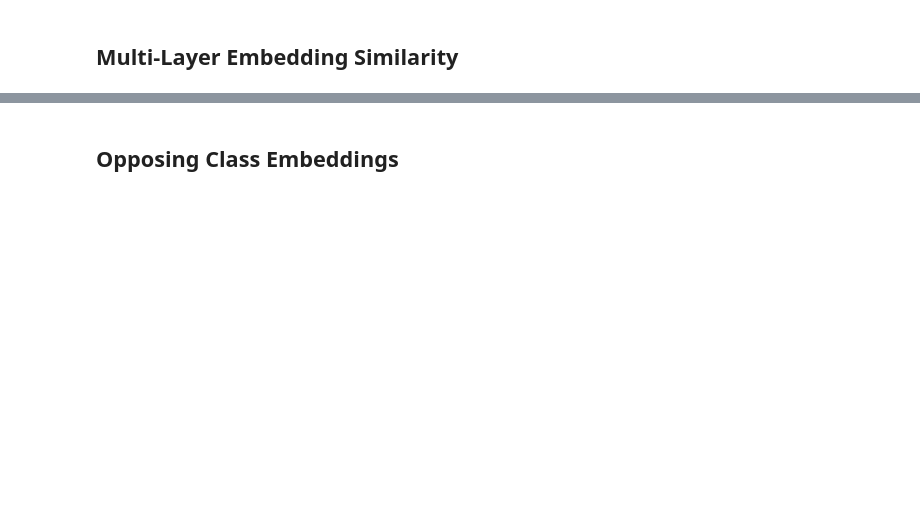
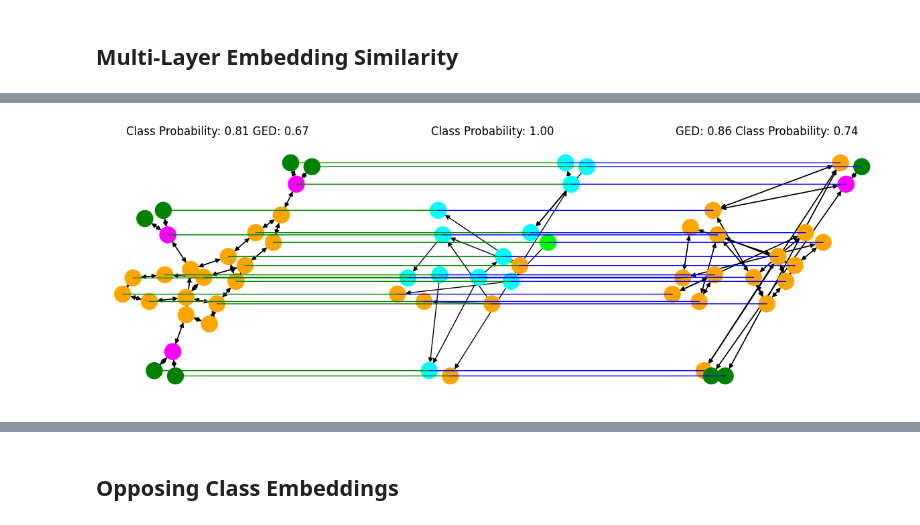
Before and after one commit to Tiny-Quant/GNN-EGG, a Jupyter notebook: results/MUTAG/EGG_MUTAG.ipynb, the cells around one changed output, grey strips where cells are left out. Saved outputs shown, nothing was run; the diff lists cells and outputs as text; code cells hidden in the pictures; blank space fills up the shorter version.

```diff
--- a/results/MUTAG/EGG_MUTAG.ipynb
+++ b/results/MUTAG/EGG_MUTAG.ipynb
@@ -895,2 +891,21 @@ vis_con_graph(
 # %% [markdown]
 ## Multi-Layer Embedding Similarity
+# %%
+gen_gnnInt_1_ml = train_egg(
+    dis_node_feats=7,
+    dis_edge_feats=4,
+    explainee=explainee_raw,
+    target=1,
+    train_data_list_1=train_data_list_1 + test_data_list_1,
+    train_data_list_0=train_data_list_0 + train_data_list_0,
+    train_data_list_full=train_data_list + test_data_list,
+    pred_loss_embeds=dict(
+        (k, train_avg_embedding_1[k])
+        for k in ["conv1", "conv2", "conv3"] if k in train_avg_embedding_1
+    ),
+    other_class_embeds=dict(
+        (k, train_avg_embedding_0[k])
+        for k in ["conv3"] if k in train_avg_embedding_0
+    ),
+    loss_fn_weights = torch.tensor([1.0, 0.0, 1e-5, 0.0]),
+)
@@ -896,0 +930,12 @@ vis_con_graph(
+# %%
+vis_con_graph(
+    gen_gnnInt_1_ml,
+    explainee_raw,
+    dis_node_feats = 7,
+    dis_edge_feats = 4,
+    obs_ex1=test_data_list_1[1].clone(),
+    obs_ex2=test_data_list_1[5].clone(),
+    target=1
+)
+# %% [output]
+[figure, added]
```
Also changed, not shown: parts of 40 cells of this notebook, 2 other files.
